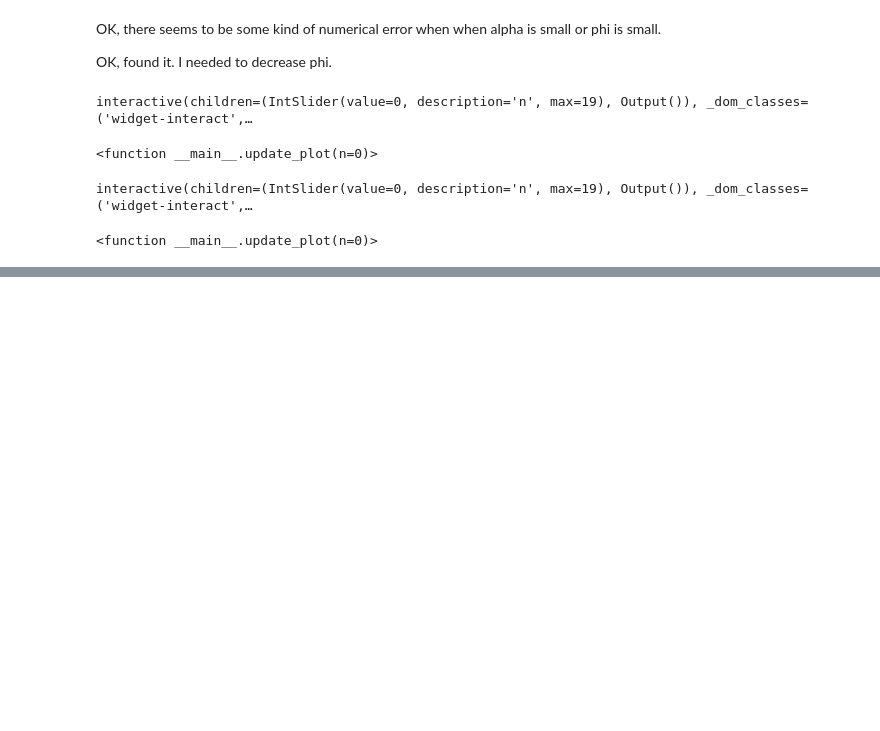
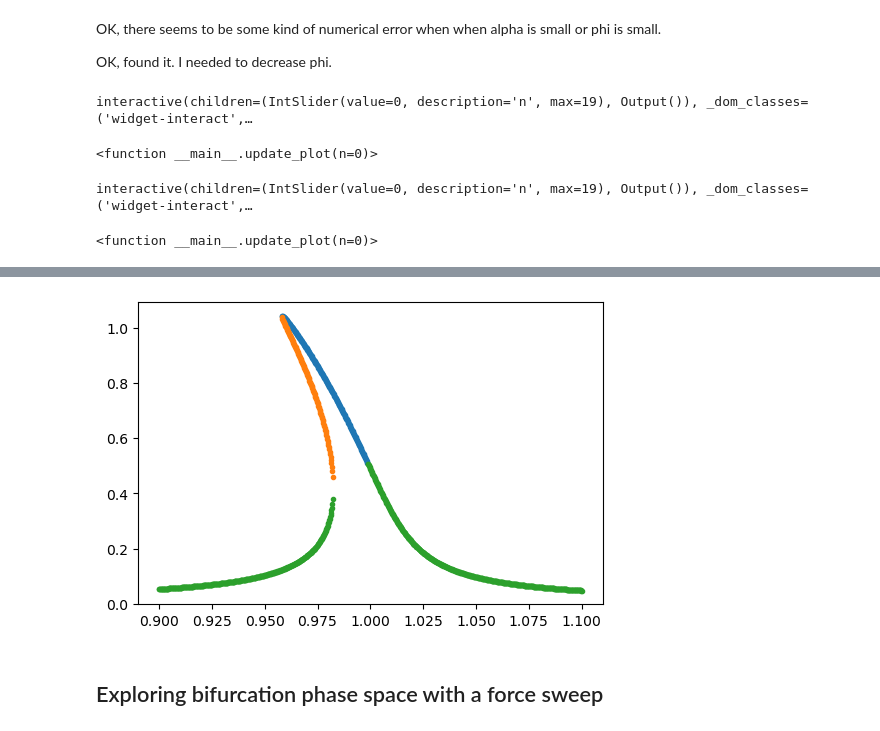
Before and after one commit to gsteele13/gary-misc-notebooks, a Jupyter notebook: Duffing Oscillator Bifurcation.ipynb, the cells around one changed output, grey strips where cells are left out. Drawn from its saved outputs; the diff is of its cells as text; code cells hidden in the pictures; blank space fills up the shorter version.

```diff
--- a/Duffing Oscillator Bifurcation.ipynb
+++ b/Duffing Oscillator Bifurcation.ipynb
@@ -304,0 +283,7 @@ def Chi_g(Omega):
+# %%
+phi = 10e-3
+plot_response()
+# %% [output]
+[figure, added]
+# %% [markdown]
+## Exploring bifurcation phase space with a force sweep
```
Also changed, not shown: parts of 24 cells of this notebook, 1 other file.
